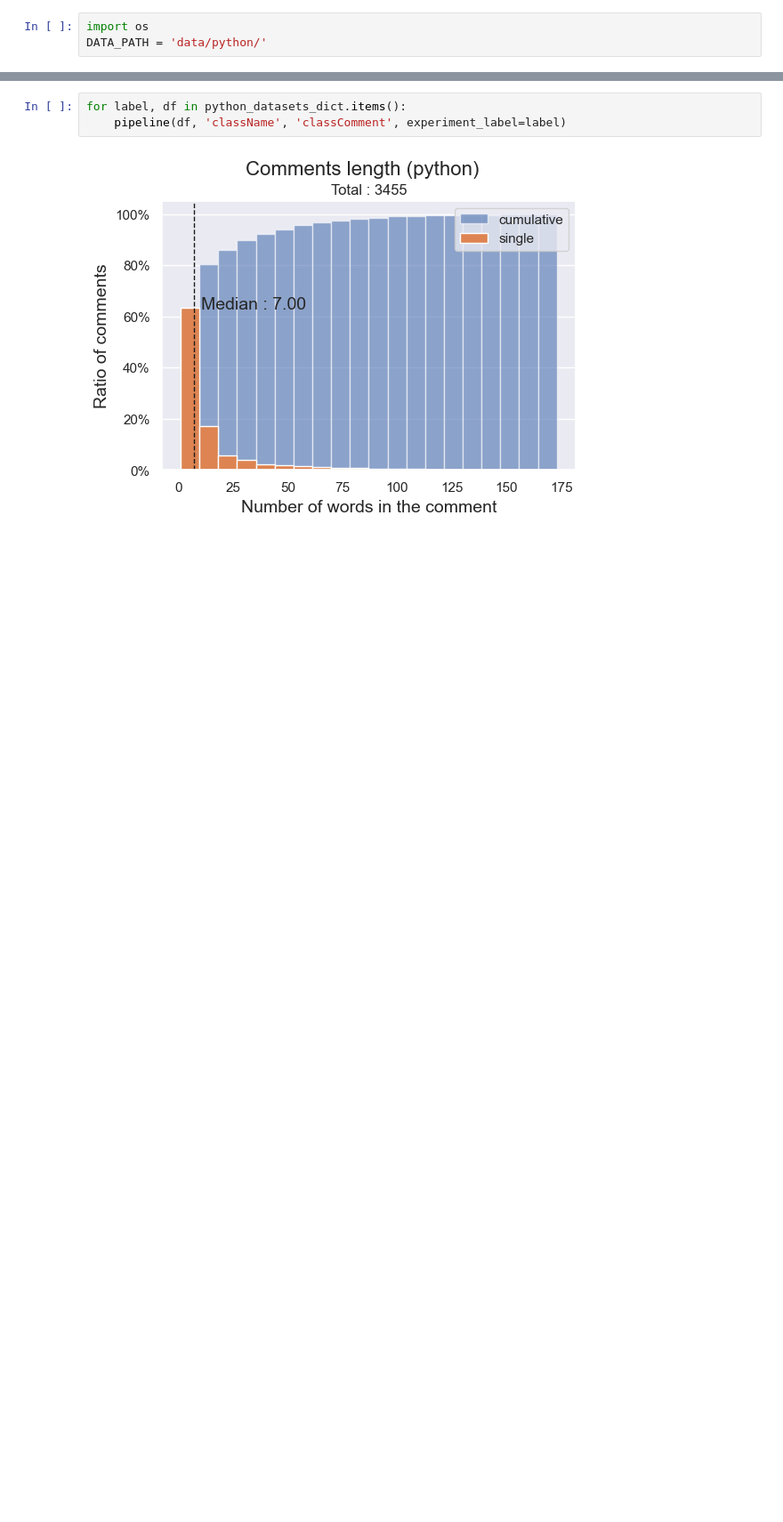
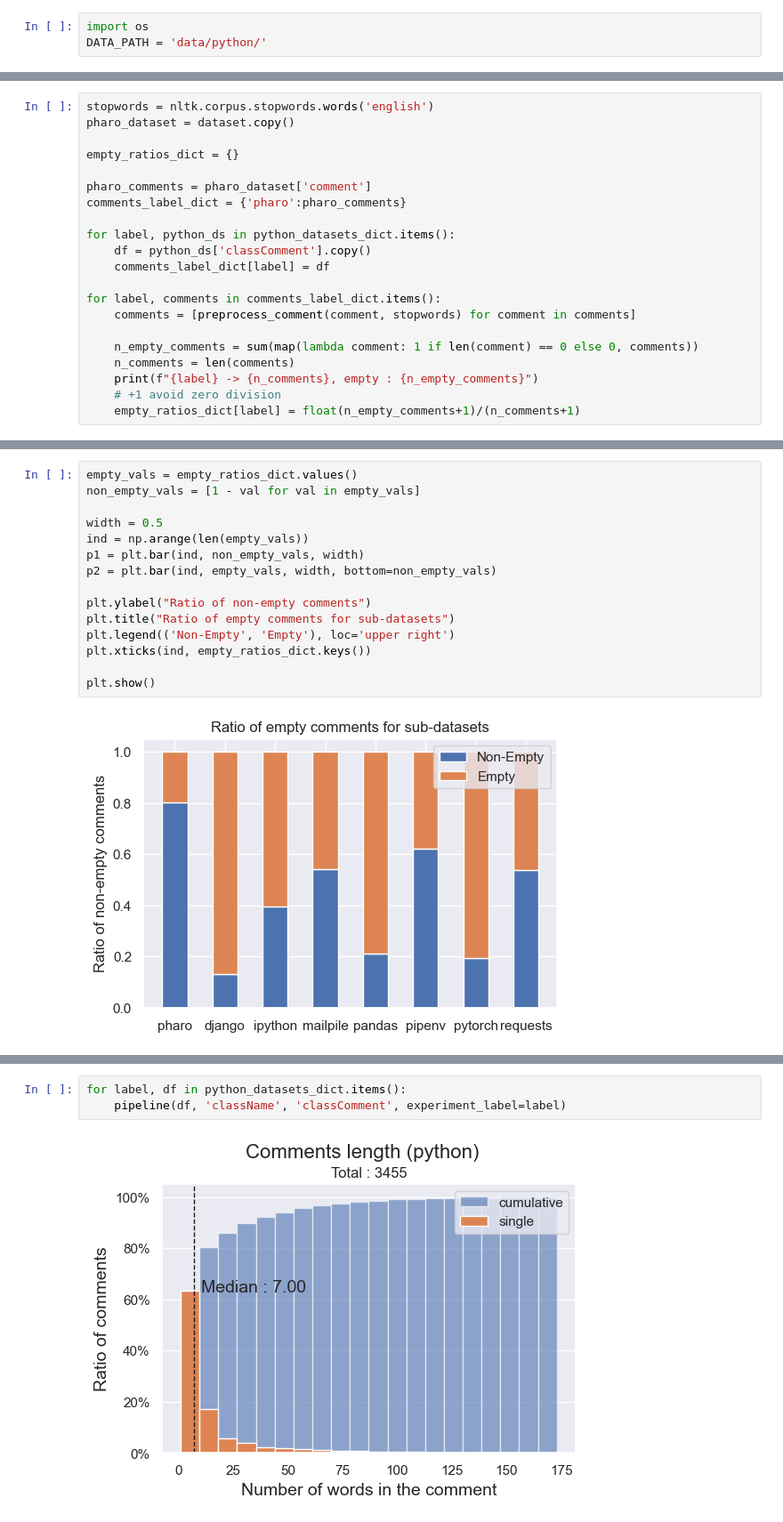
Before and after one commit to Naralas/SC-Seminar-Comment-Quality-Pharo, a Jupyter notebook: seminar_prototype.ipynb, the cells around one changed output, grey strips where cells are left out. Shown at 89% size. Saved outputs shown, nothing was run; the diff lists cells and outputs as text; blank space fills up the shorter version.

Commit message:
Added empty comments ratio plots

```diff
--- a/seminar_prototype.ipynb
+++ b/seminar_prototype.ipynb
@@ -510,0 +491,21 @@ def pipeline(df, class_label, comment_label, experiment_label = ""):
+# %%
+stopwords = nltk.corpus.stopwords.words('english')
+pharo_dataset = dataset.copy()
+
+empty_ratios_dict = {}
+
+pharo_comments = pharo_dataset['comment']
+comments_label_dict = {'pharo':pharo_comments}
+
+for label, python_ds in python_datasets_dict.items():
+    df = python_ds['classComment'].copy()
+    comments_label_dict[label] = df
+
+for label, comments in comments_label_dict.items():
+    comments = [preprocess_comment(comment, stopwords) for comment in comments]
+
+    n_empty_comments = sum(map(lambda comment: 1 if len(comment) == 0 else 0, comments))
+    n_comments = len(comments)
+    print(f"{label} -> {n_comments}, empty : {n_empty_comments}")
+    # +1 avoid zero division
+    empty_ratios_dict[label] = float(n_empty_comments+1)/(n_comments+1)
@@ -510,0 +521,17 @@ def pipeline(df, class_label, comment_label, experiment_label = ""):
+# %%
+empty_vals = empty_ratios_dict.values()
+non_empty_vals = [1 - val for val in empty_vals]
+
+width = 0.5
+ind = np.arange(len(empty_vals))
+p1 = plt.bar(ind, non_empty_vals, width)
+p2 = plt.bar(ind, empty_vals, width, bottom=non_empty_vals)
+
+plt.ylabel("Ratio of non-empty comments")
+plt.title("Ratio of empty comments for sub-datasets")
+plt.legend(('Non-Empty', 'Empty'), loc='upper right')
+plt.xticks(ind, empty_ratios_dict.keys())
+
+plt.show()
+# %% [output]
+[figure, added]
```
Also changed, not shown: parts of 12 cells of this notebook.
